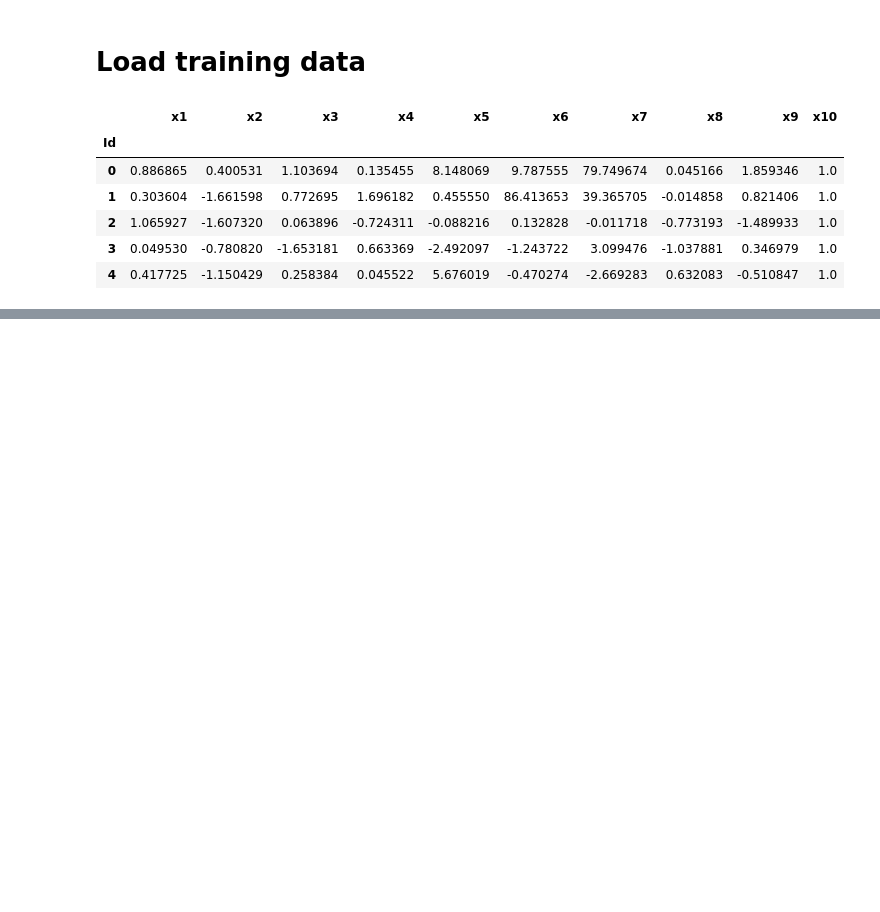
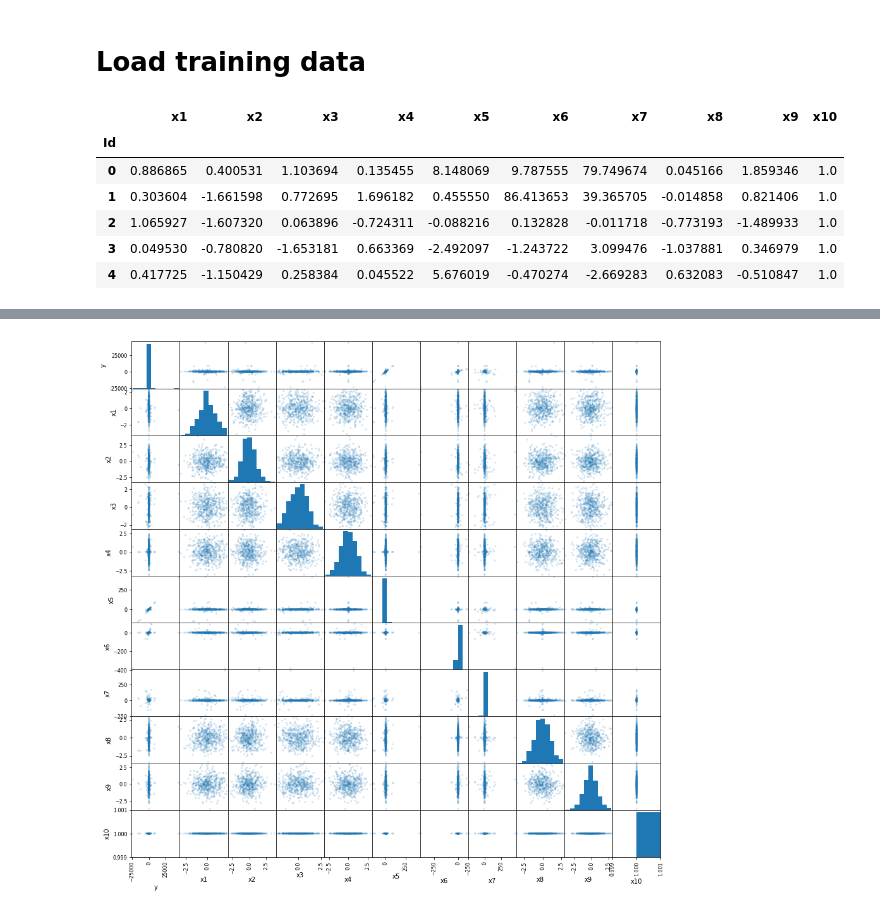
Before and after one commit to matthaeusheer/ml-project, a Jupyter notebook: notebooks/task_1a.ipynb, the cells around one changed output, grey strips where cells are left out. Cells and saved outputs as stored; diff of their text form; code cells hidden in the pictures; blank space fills up the shorter version.

```diff
--- a/notebooks/task_1a.ipynb
+++ b/notebooks/task_1a.ipynb
@@ -68,0 +70,6 @@ Name: y, dtype: float64
+# %%
+from pandas.plotting import scatter_matrix
+
+_ = scatter_matrix(pd.concat([train_Y, train_X], axis=1), alpha=0.2, figsize=(15, 15))
+# %% [output]
+[figure, added]
```
Also changed, not shown: parts of 9 cells of this notebook.
